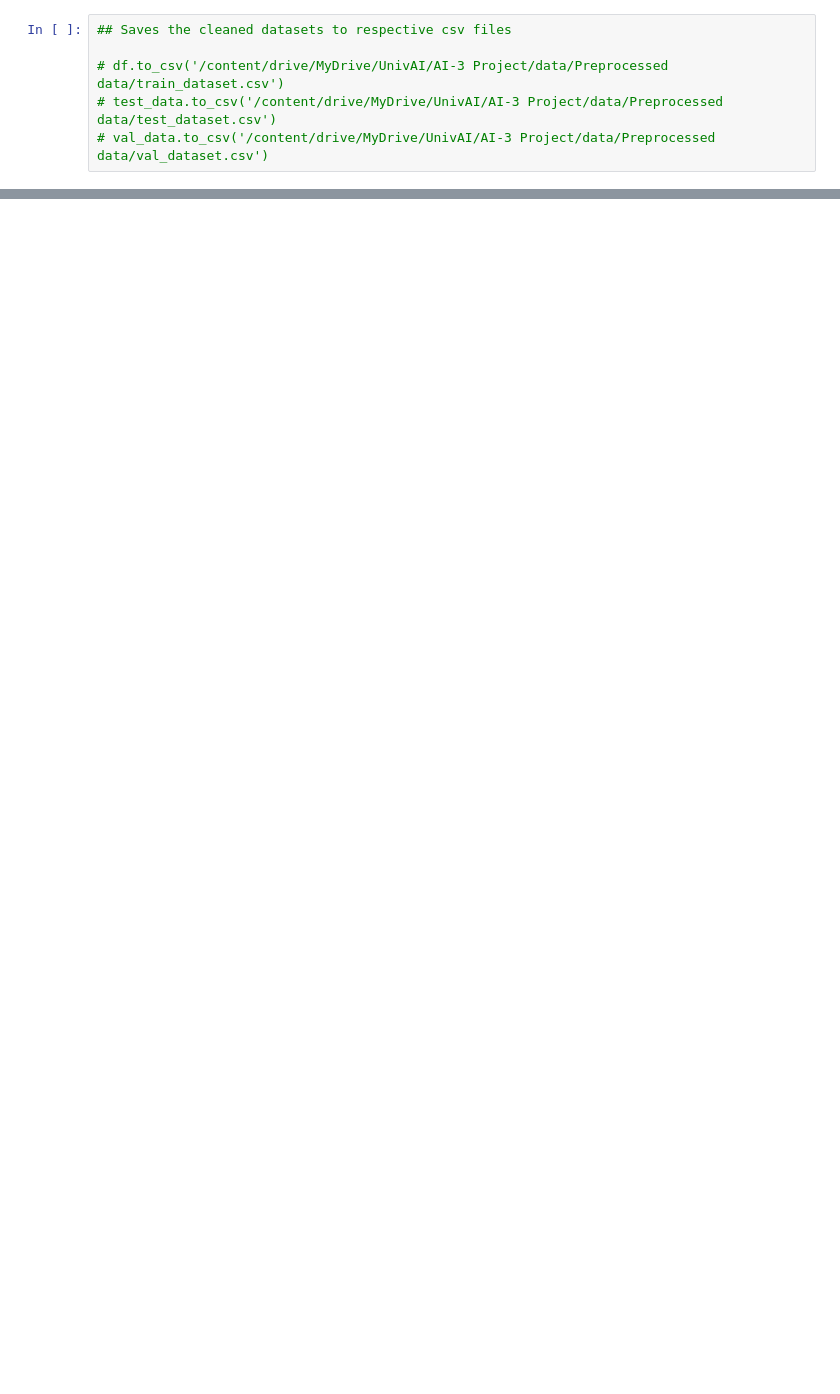
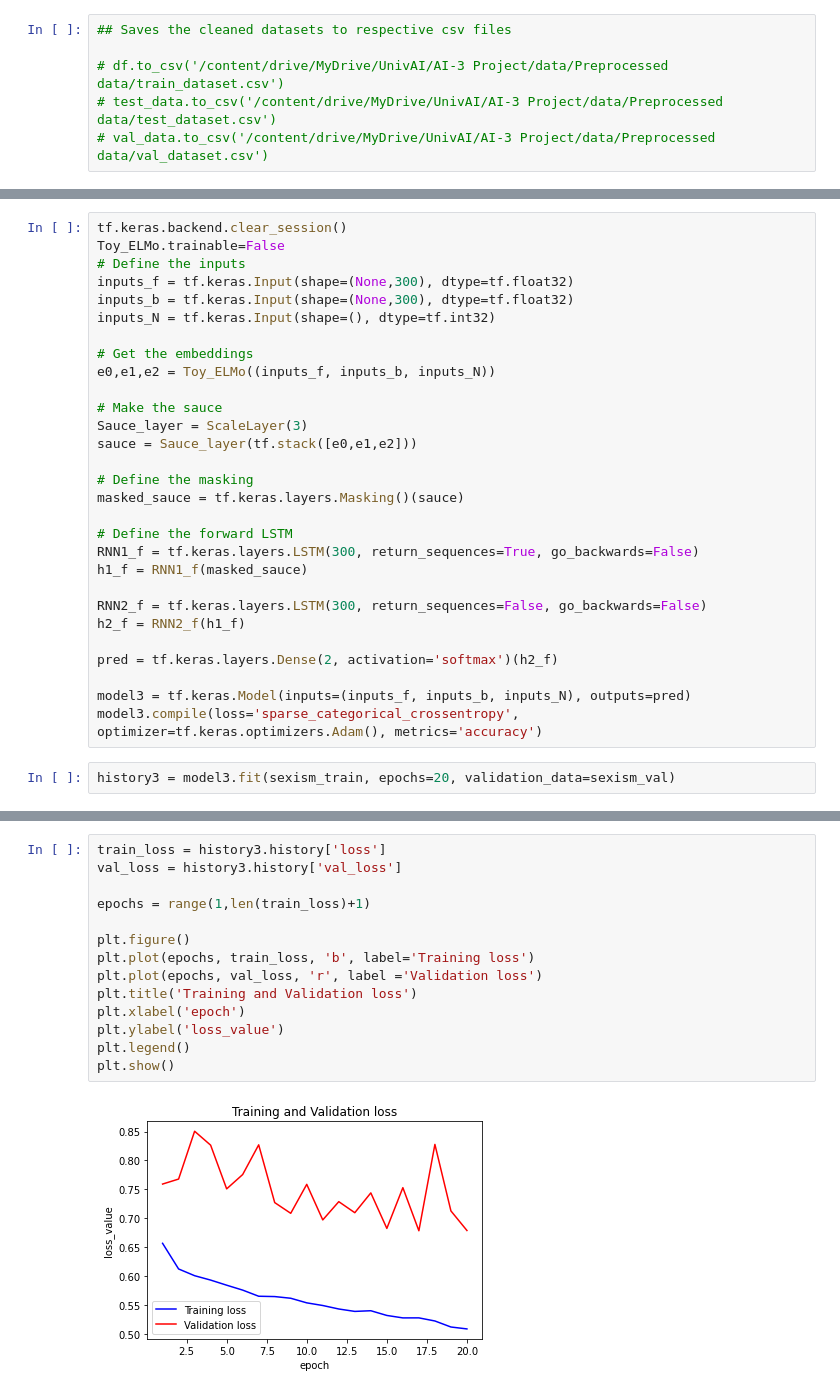
Before and after one commit to PadmajaVB/Sexist-Statement-Detection, a Jupyter notebook: SexistCommentDetection_Final.ipynb, the cells around one changed output, grey strips where cells are left out. Drawn from its saved outputs; the diff is of its cells as text; blank space fills up the shorter version.

```diff
--- a/SexistCommentDetection_Final.ipynb
+++ b/SexistCommentDetection_Final.ipynb
@@ -127,0 +1060,31 @@ df.head()
+# %%
+tf.keras.backend.clear_session()
+Toy_ELMo.trainable=False
+# Define the inputs
+inputs_f = tf.keras.Input(shape=(None,300), dtype=tf.float32)
+inputs_b = tf.keras.Input(shape=(None,300), dtype=tf.float32)
+inputs_N = tf.keras.Input(shape=(), dtype=tf.int32)
+
+# Get the embeddings
+e0,e1,e2 = Toy_ELMo((inputs_f, inputs_b, inputs_N))
+
+# Make the sauce
+Sauce_layer = ScaleLayer(3)
+sauce = Sauce_layer(tf.stack([e0,e1,e2]))
+
+# Define the masking
+masked_sauce = tf.keras.layers.Masking()(sauce)
+
+# Define the forward LSTM
+RNN1_f = tf.keras.layers.LSTM(300, return_sequences=True, go_backwards=False)
+h1_f = RNN1_f(masked_sauce)
+
+RNN2_f = tf.keras.layers.LSTM(300, return_sequences=False, go_backwards=False)
+h2_f = RNN2_f(h1_f)
+
+pred = tf.keras.layers.Dense(2, activation='softmax')(h2_f)
+
+model3 = tf.keras.Model(inputs=(inputs_f, inputs_b, inputs_N), outputs=pred)
+model3.compile(loss='sparse_categorical_crossentropy', optimizer=tf.keras.optimizers.Adam(), metrics='accuracy')
+# %%
+history3 = model3.fit(sexism_train, epochs=20, validation_data=sexism_val)
@@ -127,0 +1109,16 @@ df.head()
+# %%
+train_loss = history3.history['loss']
+val_loss = history3.history['val_loss']
+
+epochs = range(1,len(train_loss)+1)
+
+plt.figure()
+plt.plot(epochs, train_loss, 'b', label='Training loss')
+plt.plot(epochs, val_loss, 'r', label ='Validation loss')
+plt.title('Training and Validation loss')
+plt.xlabel('epoch')
+plt.ylabel('loss_value')
+plt.legend()
+plt.show()
+# %% [output]
+[figure, added]
```
Also changed, not shown: parts of 124 cells of this notebook.
